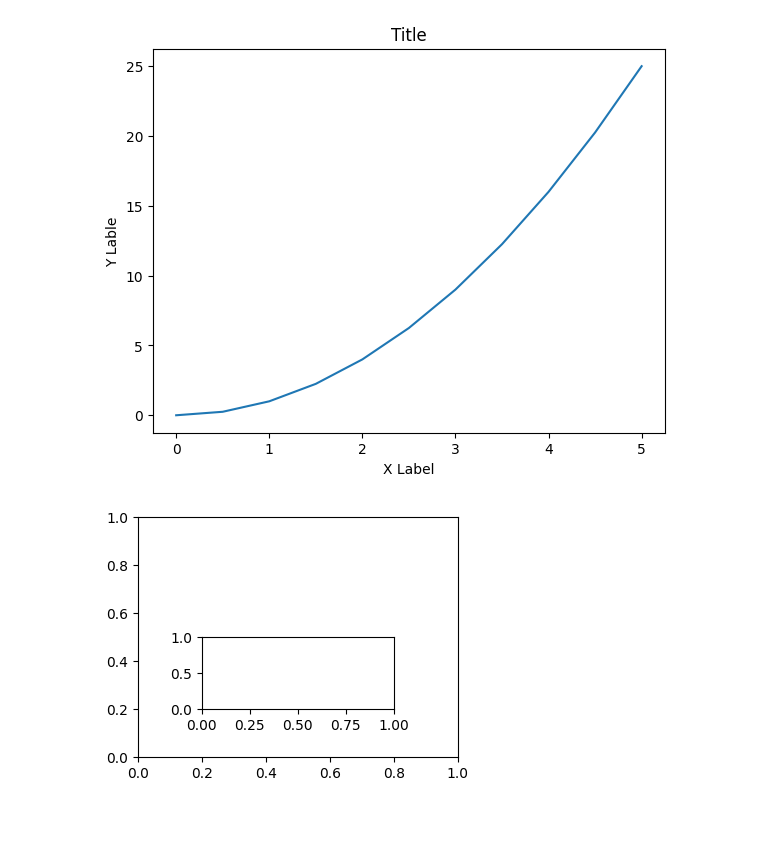
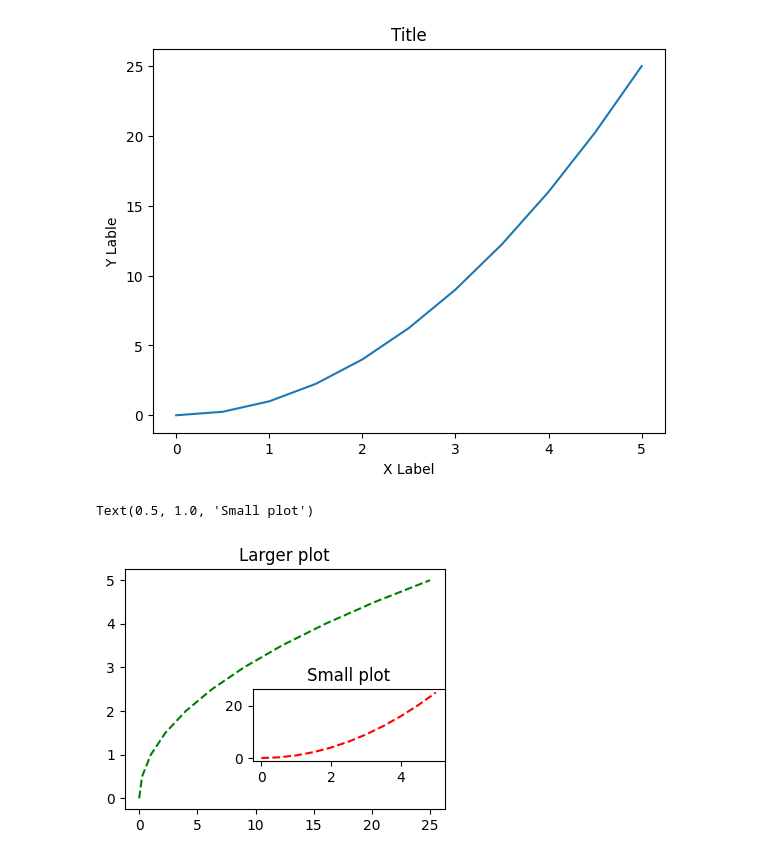
Before and after one commit to MeghanGH/google-colaboratory, a Jupyter notebook: Matplotlib.ipynb, the cells around one changed output. Saved outputs shown, nothing was run; the diff lists cells and outputs as text; code cells hidden in the pictures; blank space fills up the shorter version.

```diff
--- a/Matplotlib.ipynb
+++ b/Matplotlib.ipynb
@@ -53,7 +53,14 @@ Text(0.5, 1.0, 'Title')
 # %%
 fig = plt.figure()
 
 axes1 = fig.add_axes([0,0.1,0.5,0.5])
-axes2 = fig.add_axes([0.1,0.2,0.3,0.15])
+axes2 = fig.add_axes([0.2,0.2,0.3,0.15])
+
+axes1.plot(y,x, 'g--')
+axes1.set_title('Larger plot')
+
+axes2.plot(x,y, 'r--')
+axes2.set_title('Small plot')
 # %% [output]
+Text(0.5, 1.0, 'Small plot')
-[figure, old version]
+[figure, new version]
```
